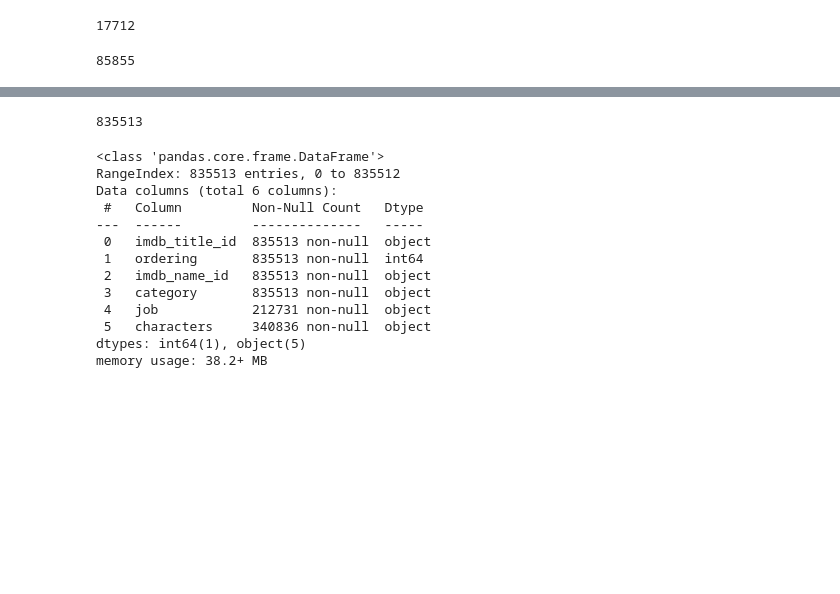
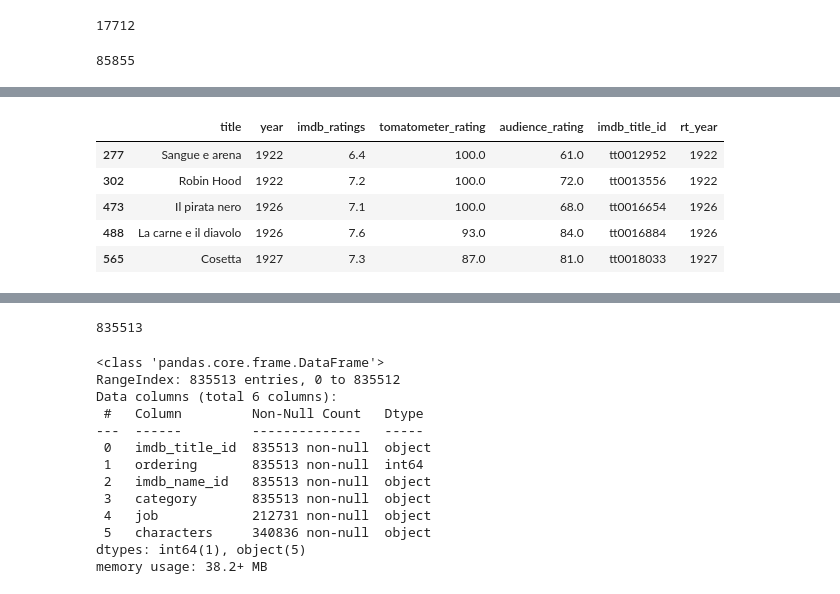
Before and after one commit to tnnixon/project2, a Jupyter notebook: Combined_Project2 _updated.ipynb, the cells around one changed output, grey strips where cells are left out. Saved outputs shown, nothing was run; the diff lists cells and outputs as text; code cells hidden in the pictures; blank space fills up the shorter version.

```diff
--- a/Combined_Project2.ipynb
+++ b/Combined_Project2 _updated.ipynb
@@ -334,0 +346,3 @@ memory usage: 26.9+ MB
+# %%
+# creating clean ratings DF where IMDB movies and Rotten Tomatoes movies match in year
+clean_ratings = Ratings.loc[(Ratings['year']== Ratings['rt_year'])]
@@ -334,0 +354,9 @@ memory usage: 26.9+ MB
+# %%
+clean_ratings.head()
+# %% [output]
+|  | title | year | imdb_ratings | tomatometer_rating | audience_rating | imdb_title_id | rt_year |
+| 277 | Sangue e arena | 1922 | 6.4 | 100.0 | 61.0 | tt0012952 | 1922 |
+| 302 | Robin Hood | 1922 | 7.2 | 100.0 | 72.0 | tt0013556 | 1922 |
+| 473 | Il pirata nero | 1926 | 7.1 | 100.0 | 68.0 | tt0016654 | 1926 |
+| 488 | La carne e il diavolo | 1926 | 7.6 | 93.0 | 84.0 | tt0016884 | 1926 |
+| 565 | Cosetta | 1927 | 7.3 | 87.0 | 81.0 | tt0018033 | 1927 |
```
Also changed, not shown: parts of 11 cells of this notebook.
